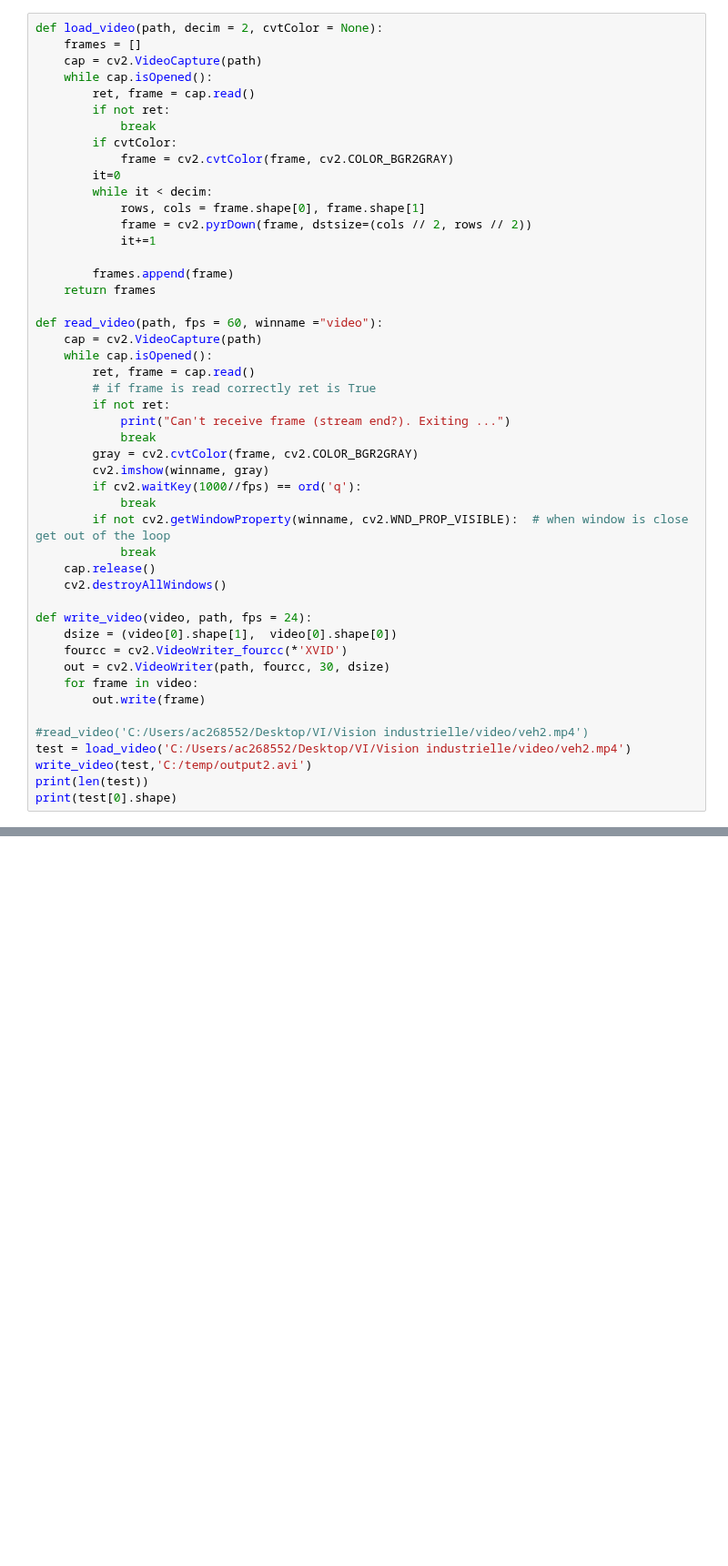
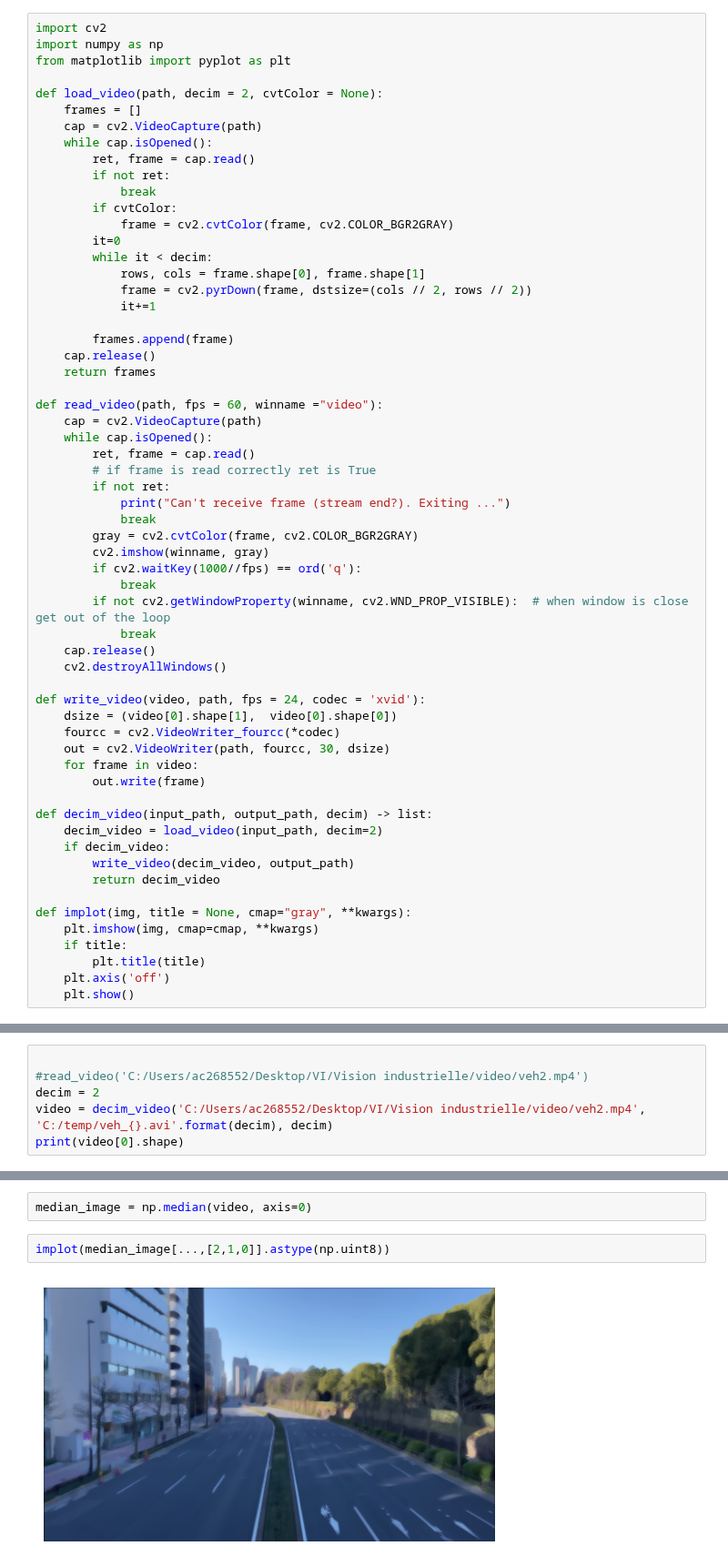
Before and after one commit to Robxley/VisionIndustrielle, a Jupyter notebook: TD/TD5-AnalyseVideo.ipynb, the cells around one changed output, grey strips where cells are left out. Shown at 91% size. Saved outputs shown, nothing was run; the diff lists cells and outputs as text; blank space fills up the shorter version.

```diff
--- a/TD/TD5-AnalyseVideo.ipynb
+++ b/TD/TD5-AnalyseVideo.ipynb
@@ -5,4 +1,8 @@ import numpy as np
 # %%
+import cv2
+import numpy as np
+from matplotlib import pyplot as plt
+
 def load_video(path, decim = 2, cvtColor = None):
     frames = []
     cap = cv2.VideoCapture(path)
@@ -19,6 +19,7 @@ def load_video(path, decim = 2, cvtColor = None):
             it+=1
 
         frames.append(frame)
+    cap.release()
     return frames
 
 def read_video(path, fps = 60, winname ="video"):
@@ -38,15 +39,22 @@ def read_video(path, fps = 60, winname ="video"):
     cap.release()
     cv2.destroyAllWindows()
 
-def write_video(video, path, fps = 24):
+def write_video(video, path, fps = 24, codec = 'xvid'):
     dsize = (video[0].shape[1],  video[0].shape[0])
-    fourcc = cv2.VideoWriter_fourcc(*'XVID')
+    fourcc = cv2.VideoWriter_fourcc(*codec)
     out = cv2.VideoWriter(path, fourcc, 30, dsize)
     for frame in video:
         out.write(frame)
 
-#read_video('C:/Users/ac268552/Desktop/VI/Vision industrielle/video/veh2.mp4')
-test = load_video('C:/Users/ac268552/Desktop/VI/Vision industrielle/video/veh2.mp4')
-write_video(test,'C:/temp/output2.avi')
-print(len(test))
-print(test[0].shape)
+def decim_video(input_path, output_path, decim) -> list:
+    decim_video = load_video(input_path, decim=2)
+    if decim_video:
+        write_video(decim_video, output_path)
+        return decim_video
+
+def implot(img, title = None, cmap="gray", **kwargs):
+    plt.imshow(img, cmap=cmap, **kwargs)
+    if title:
+        plt.title(title)
+    plt.axis('off')
+    plt.show()
@@ -55,0 +61,6 @@ print(test[0].shape)
+# %%
+
+#read_video('C:/Users/ac268552/Desktop/VI/Vision industrielle/video/veh2.mp4')
+decim = 2
+video = decim_video('C:/Users/ac268552/Desktop/VI/Vision industrielle/video/veh2.mp4', 'C:/temp/veh_{}.avi'.format(decim), decim)
+print(video[0].shape)
@@ -55,0 +69,6 @@ print(test[0].shape)
+# %%
+median_image = np.median(video, axis=0)
+# %%
+implot(median_image[...,[2,1,0]].astype(np.uint8))
+# %% [output]
+[figure, added]
```
Also changed, not shown: parts of 6 cells of this notebook, 3 other files.
